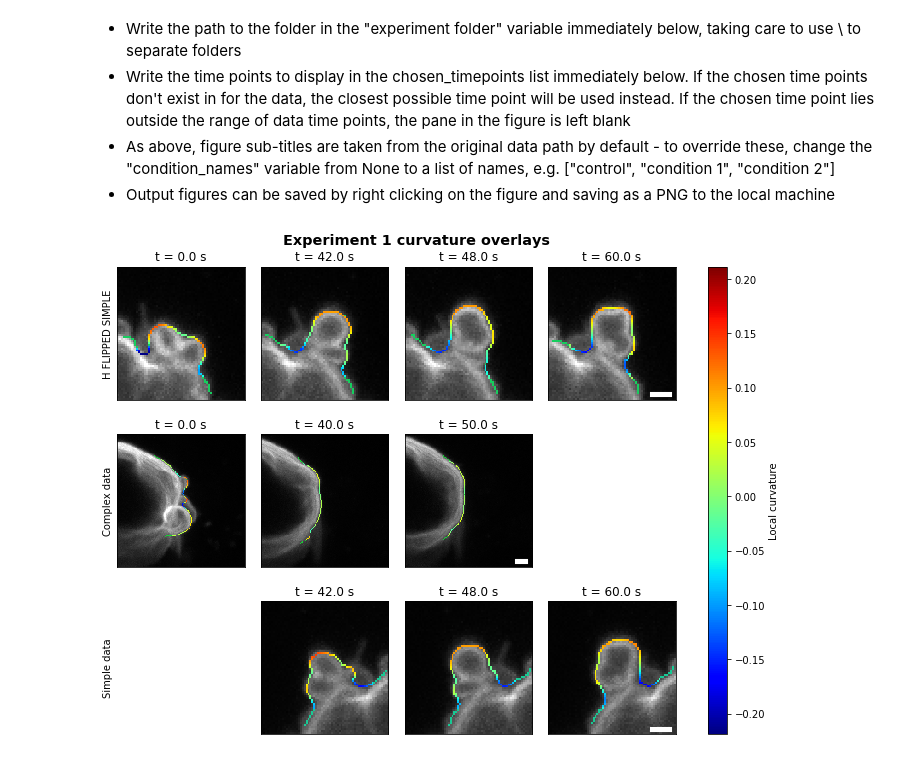
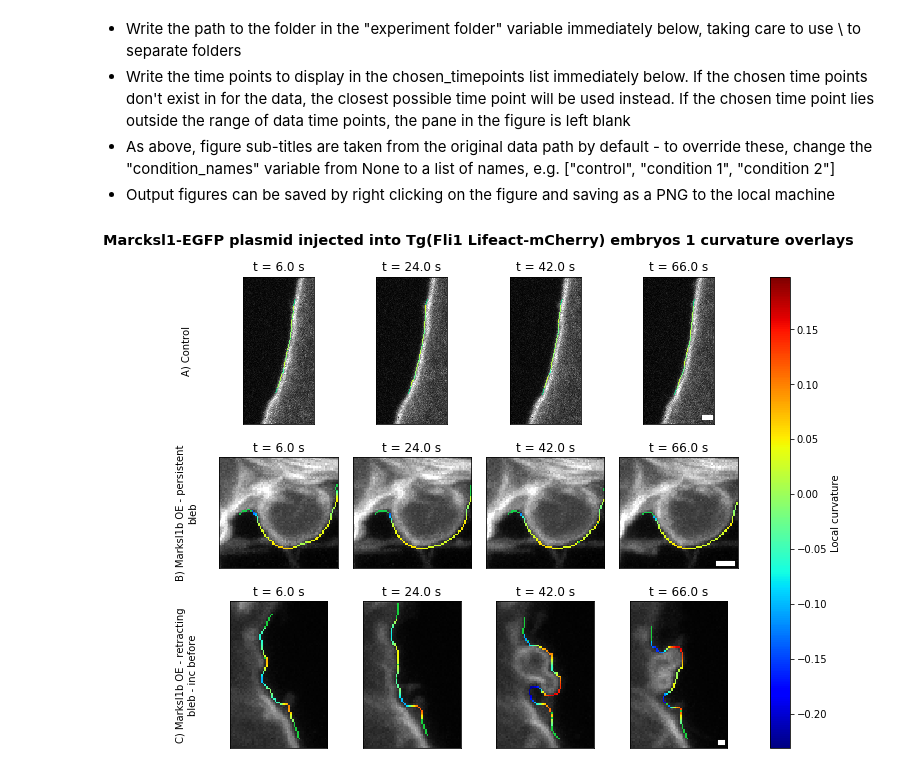
Before and after one commit to dougkelly88/blebbing_analysis, a Jupyter notebook: plotting/Blebbing figures.ipynb, the cells around one changed output. Drawn from its saved outputs; the diff is of its cells as text; code cells hidden in the pictures.

```diff
--- a/plotting/Blebbing figures.ipynb
+++ b/plotting/Blebbing figures.ipynb
@@ -24,7 +25,8 @@ from Parameters import Parameters
 * Arrows can be added to the plot by changing the "annotation_arrows" variable from None to a list of tuples, each of which should contain the index (starting from zero) for the figure column to annotate, and a tuple to position the head of the arrow in coordinates of fractional position in the axes
 * Output figures can be saved by right clicking on the figure and saving as a PNG to the local machine
 # %%
-experiment_folder = "D:\\data\\Inverse blebbing\\Experiment 1"
+#experiment_folder = "D:\\data\\Inverse blebbing\\Experiment 1";
+experiment_folder = "D:\\analysis\\2018-12-28 Images for LKP presentation\\Marcksl1-EGFP plasmid injected into Tg(Fli1 Lifeact-mCherry) embryos 1";
 condition_names = None;
 #condition_names = ["control", "condition 1", "condition 2"]
 annotation_arrows = None;
@@ -102,8 +104,9 @@ plt.show();
 * As above, figure sub-titles are taken from the original data path by default - to override these, change the "condition_names" variable from None to a list of names, e.g. \["control", "condition 1", "condition 2"\]
 * Output figures can be saved by right clicking on the figure and saving as a PNG to the local machine
 # %%
-experiment_folder = "D:\\data\\Inverse blebbing\\Experiment 1"
-chosen_timepoints = [0, 40, 50, 60];
+#experiment_folder = "D:\\data\\Inverse blebbing\\Experiment 1";
+experiment_folder = "D:\\analysis\\2018-12-28 Images for LKP presentation\\Marcksl1-EGFP plasmid injected into Tg(Fli1 Lifeact-mCherry) embryos 1";
+chosen_timepoints = [6, 24, 42, 66];
 condition_names = None;
 #condition_names = ["control", "condition 1", "condition 2"];
 scale_bar_size_um = 1.0;
@@ -154,36 +157,41 @@ for imidx in range(len(ims)):
                 r, g, b, _ = cm.jet(curv_idx_8bit);
                 ims[imidx][fr][pixx][pixy][0] = int(round(255*r));
                 ims[imidx][fr][pixx][pixy][1] = int(round(255*g));
                 ims[imidx][fr][pixx][pixy][2] = int(round(255*b));
             axs[imidx][fridx].imshow(ims[imidx][fr][:, :cbw, :]);
             axs[imidx][fridx].set_title("t = " + str(closest_timepoints[fridx]) + " s");
         else:
             axs[imidx][fridx].imshow(ims[imidx][0][:, :cbw, :], alpha=0);
             axs[imidx][fridx].set_frame_on(False);
+            axs[imidx][fridx].set_visible(False);
         axs[imidx][fridx].set_xticks([]);
         axs[imidx][fridx].set_yticks([]);
-        if fridx == 0:
-            axs[imidx][fridx].set_ylabel("\n".join(wrap(subtitles[imidx], 30)));
+        #if fridx == 0:
+        #    axs[imidx][fridx].set_ylabel("\n".join(wrap(subtitles[imidx], 30)));
         if fridx == chosen_frames.index(max([f for f in chosen_frames if not np.isnan(f)])):
             scalebar_len_pix = round(float(scale_bar_size_um) / paramses[imidx].pixel_physical_size);
             axis_height_pt = axs[imidx][fridx].get_window_extent().transformed(fig.dpi_scale_trans.inverted()).height*fig.dpi;
             sb_xdata=[0.9 * ims[imidx][0].shape[1] - scalebar_len_pix, 0.9 * ims[imidx][0].shape[1]];
             sb_ydata=[0.95 * ims[imidx][0].shape[0], 0.95 * ims[imidx][0].shape[0]];
             scalebar = Line2D(color=scale_bar_color,
                               xdata=sb_xdata,
                               ydata=sb_ydata,
                              linewidth=axis_height_pt/25);
-            axs[imidx][fridx].add_artist(scalebar)
-plt.tight_layout()
-fig.subplots_adjust(top=0.9, right=0.9, hspace=0.1);
+            axs[imidx][fridx].add_artist(scalebar);
+plt.tight_layout();
+fig.subplots_adjust(top=0.9, right=0.9, hspace=0.1, left=0.1);
 cmap = plt.get_cmap('jet');
 norm = colors.Normalize(vmin=curv_lims[0],vmax=curv_lims[1]);
 sm = plt.cm.ScalarMappable(cmap=cmap, norm=norm);
 sm.set_array([]);
 cbar_ax1 = fig.add_axes([0.95, axs[len(ims)-1][len(chosen_timepoints)-1].get_position().y0, 0.03, (axs[0][len(chosen_timepoints)-1].get_position().y1 - axs[len(ims)-1][len(chosen_timepoints)-1].get_position().y0)])
 fig.colorbar(sm, cax=cbar_ax1);
 cbar_ax1.set_ylabel("Local curvature");
 plt.rc('figure', titlesize='x-large', titleweight='bold');
 fig.suptitle(experiment_title + " curvature overlays");
+for imidx in range(len(ims)):
+    bbox = axs[imidx][0].get_position();
+    txt = Text(0.05, 0.5*(bbox.ymin + bbox.ymax), "\n".join(wrap(subtitles[imidx], 30)), rotation='vertical', horizontalalignment='center', va='center');
+    fig.add_artist(txt)
 # %% [output]
-[figure, old version]
+[figure, new version]
```
Also changed, not shown: parts of 2 cells of this notebook.
